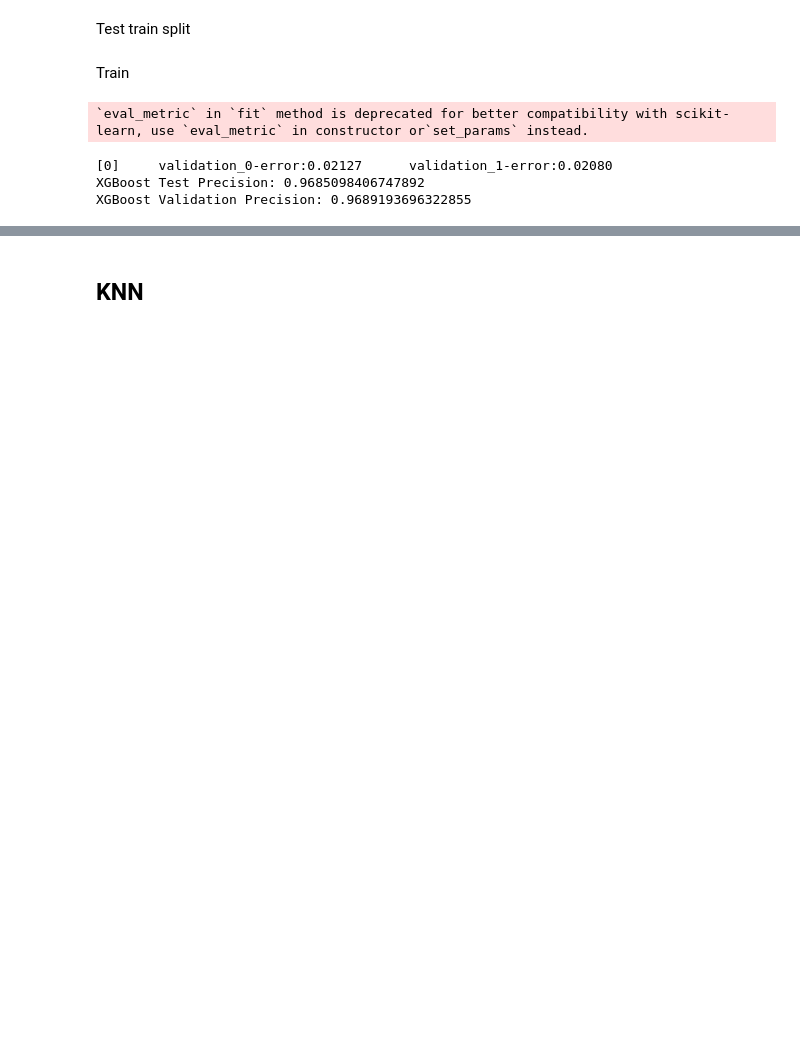
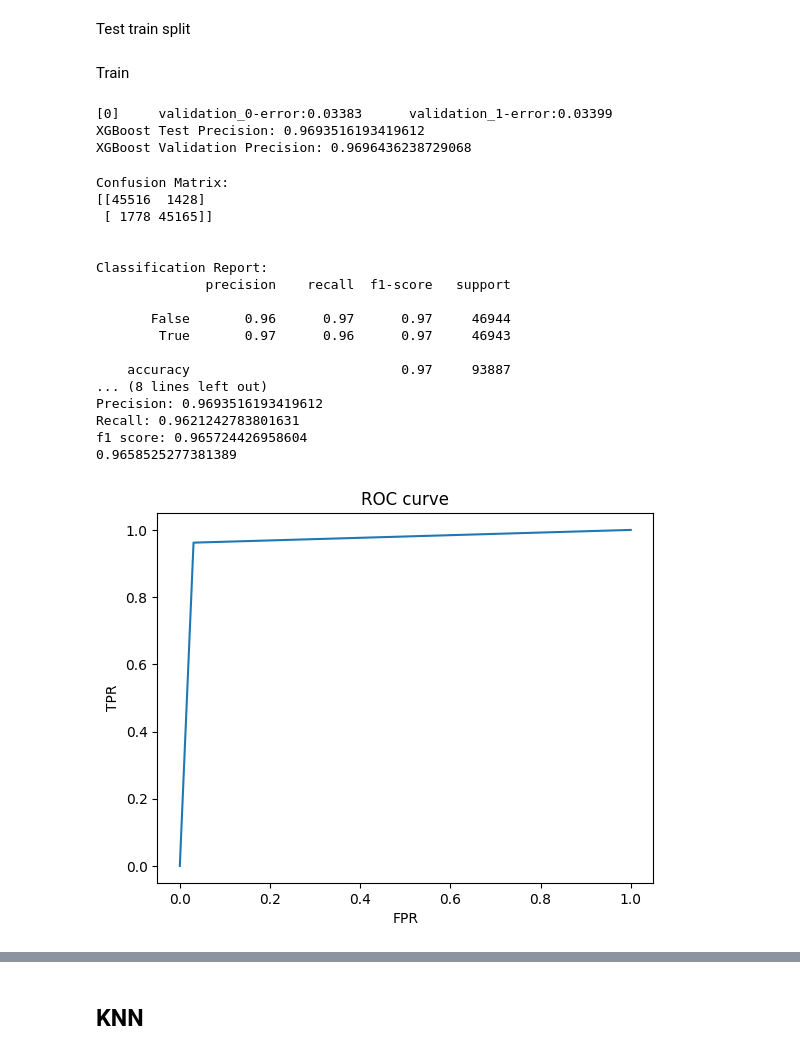
Before and after one commit to lovepreetmultani/Anti-Money-Laundering, a Jupyter notebook: xgboost_Fraud_Detection.ipynb, the cells around one changed output, grey strips where cells are left out. Drawn from its saved outputs; the diff is of its cells as text; code cells hidden in the pictures; blank space fills up the shorter version.

```diff
--- a/xgboost_Fraud_Detection.ipynb
+++ b/xgboost_Fraud_Detection.ipynb
@@ -215,9 +215,14 @@ from xgboost import XGBRFClassifier
     objective='binary:logistic', max_depth=2, scale_pos_weight=400,
     min_child_weight=80, gamma=10, max_delta_step=2
 ) '''
+
 xgb_model = XGBRFClassifier(
-   n_estimators=10
+    n_estimators=10, max_depth=3, learning_rate=0.01, objective='binary:logistic',
+    booster='gbtree', gamma=0, min_child_weight=1
+
 )
+
+
 xgb_model.fit(X_train, y_train, eval_metric='error', eval_set=[(X_train, y_train), (X_val, y_val)])
 
 # Making predictions on the test set using XGBoost
@@ -234,43 +239,61 @@ xgb_val_predictions = xgb_model.predict(X_val)
 xgb_val_precision = precision_score(y_val, xgb_val_predictions)
 print(f"XGBoost Validation Precision: {xgb_val_precision}")
 # %% [output]
-`eval_metric` in `fit` method is deprecated for better compatibility with scikit-learn, use `eval_metric` in constructor or`set_params` instead.
+[0]     validation_0-error:0.03383      validation_1-error:0.03399
+XGBoost Test Precision: 0.9693516193419612
+XGBoost Validation Precision: 0.9696436238729068
-[0]     validation_0-error:0.02127      validation_1-error:0.02080
-XGBoost Test Precision: 0.9685098406747892
-XGBoost Validation Precision: 0.9689193696322855
 # %%
 from sklearn.metrics import classification_report, confusion_matrix, accuracy_score, precision_score, recall_score, roc_curve, roc_auc_score, f1_score
 result = confusion_matrix(y_test, xgb_test_predictions)
 print("Confusion Matrix:")
 print(result)
 print('\n')
 result1 = classification_report(y_test, xgb_test_predictions)
 print("Classification Report:",)
 print (result1)
 print('\n')
-result2 = accuracy_score(y_test,xgb_test_predictions)
-print("Accuracy:",result2)
+x_result2 = accuracy_score(y_test,xgb_test_predictions)
+print("Accuracy:",x_result2)
 print('\n')
 # calculate precision and recall scores
-precision = precision_score(y_test, xgb_test_predictions)
-recall = recall_score(y_test, xgb_test_predictions)
-f1score = f1_score(y_test, xgb_test_predictions)
+x_precision = precision_score(y_test, xgb_test_predictions)
+x_recall = recall_score(y_test, xgb_test_predictions)
+x_f1score = f1_score(y_test, xgb_test_predictions)
 
 # print the results
-print("Precision:", precision)
-print("Recall:", recall)
-print("f1 score:", recall)
+print("Precision:", x_precision)
+print("Recall:", x_recall)
+print("f1 score:", x_f1score)
 
 print(roc_auc_score(y_test, xgb_test_predictions))
 
 fpr, tpr, _ = roc_curve(y_test, xgb_test_predictions)
 
 plt.clf()
 plt.plot(fpr, tpr)
 plt.xlabel('FPR')
 plt.ylabel('TPR')
 plt.title('ROC curve')
 plt.show()
+# %% [output]
+Confusion Matrix:
+[[45516  1428]
+ [ 1778 45165]]
+
+
+Classification Report:
+              precision    recall  f1-score   support
+
+       False       0.96      0.97      0.97     46944
+        True       0.97      0.96      0.97     46943
+
+    accuracy                           0.97     93887
+... (8 lines left out)
+Precision: 0.9693516193419612
+Recall: 0.9621242783801631
+f1 score: 0.965724426958604
+0.9658525277381389
+[figure, added]
 # %%
 from xgboost import plot_importance, to_graphviz
 fig = plt.figure(figsize = (5, 3))
```
Also changed, not shown: parts of 24 cells of this notebook.
